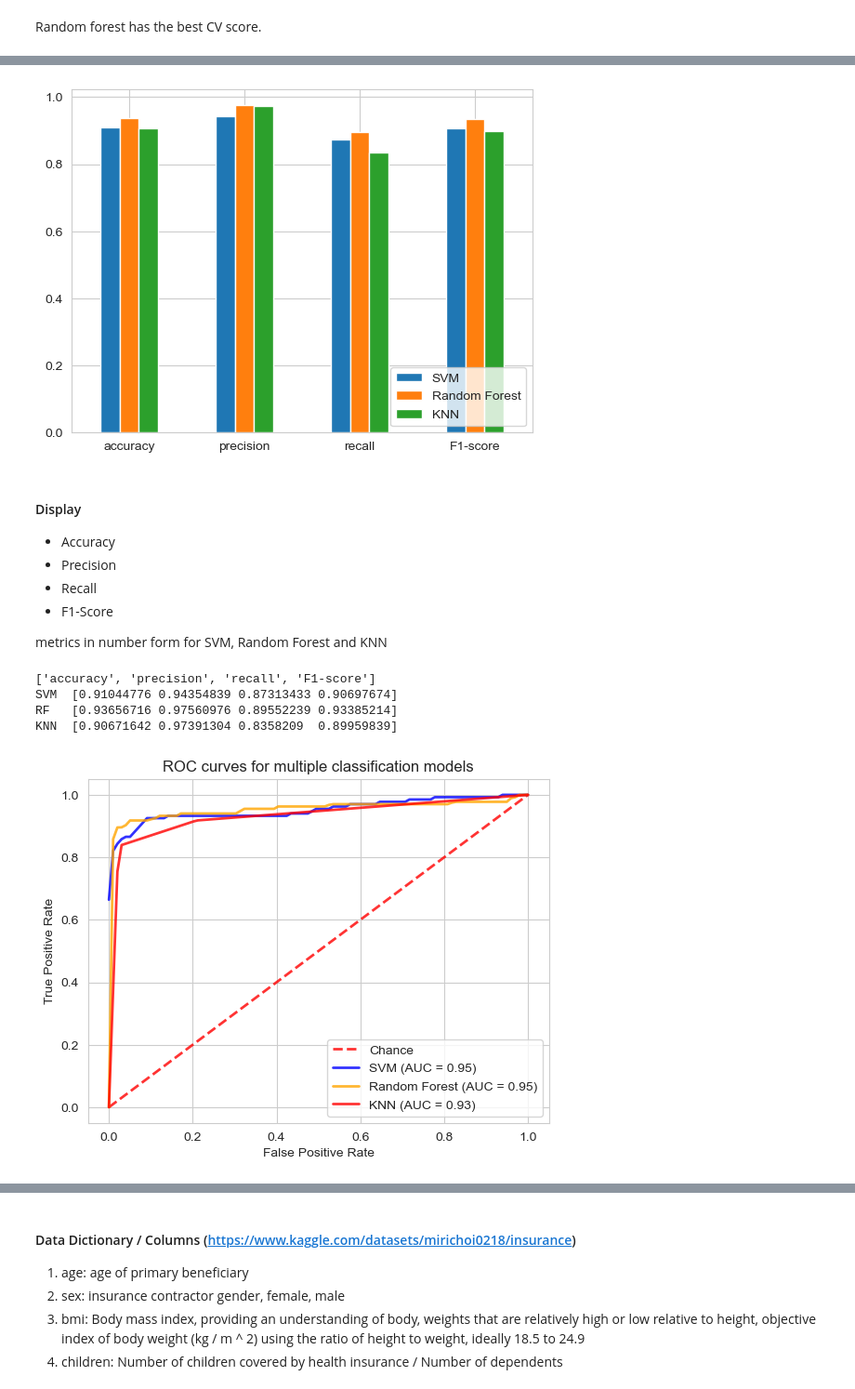
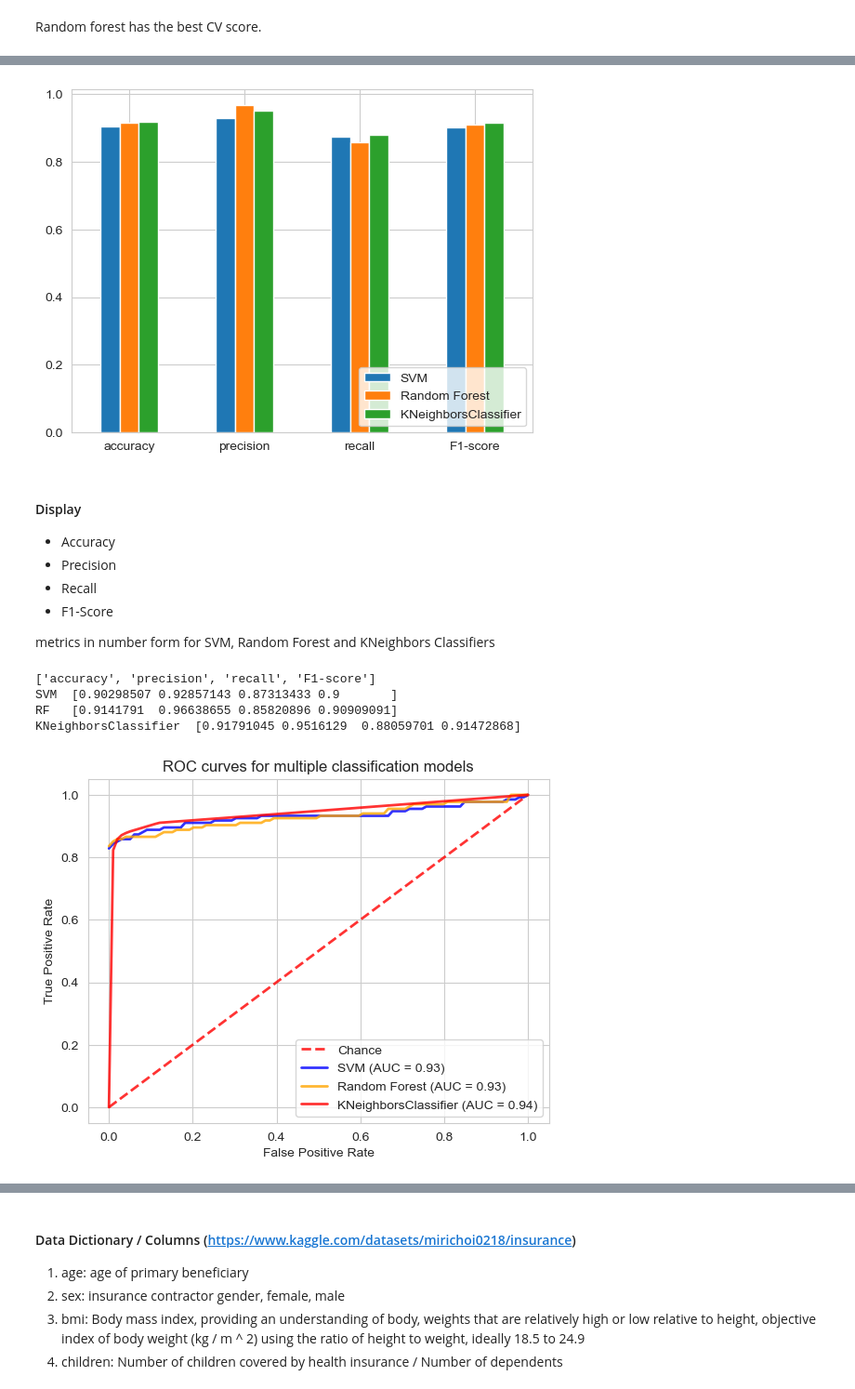
Before and after one commit to qaz73/ULAssignment-3, a Jupyter notebook: etivity3_classification.ipynb, the cells around one changed output, grey strips where cells are left out. Shown: that part at 93% size. Cells and saved outputs as stored; diff of their text form; code cells hidden in the pictures.

```diff
--- a/etivity3_classification.ipynb
+++ b/etivity3_classification.ipynb
@@ -438,8 +441,11 @@ svm_grid_params = [
 # %% [markdown]
 #### Run the grid search, display the best parameters it found.
 # %%
+# Set up cross-validation with a fixed random_state
+cv = StratifiedKFold(n_splits=5, shuffle=True, random_state=42)
+
 # Run the grid search
-search = GridSearchCV(svm_pipe, svm_grid_params, n_jobs=-1, cv=5, refit=True, error_score='raise')
+search = GridSearchCV(svm_pipe, svm_grid_params, n_jobs=-1, cv=cv, refit=True, error_score='raise')
 
 search.fit(X_train, y_train)  #training happens here! SVM is trained 48x5 = 240 times
 
@@ -487,35 +493,41 @@ Pipeline(steps=[('preprocess',
 #### Random Forest - Define the Grid parameters parameters
 The settings are shown in the dictionary below
 # %%
+RANDOM_FOREST_N_ESTIMATORS = [100, 200, 300]
+RANDOM_FOREST_MAX_DEPTH = [8, 10, 12, 15]
+
 random_forest_grid_params = [
 	{
 		'reduce_dim': [PCA(iterated_power=7)],
 		'reduce_dim__n_components': N_FEATURES_OPTIONS,
 
-		'random_forest__n_estimators': [10, 20, 30],
-		'random_forest__max_depth': [2, 4, 6, 8]
+		'random_forest__n_estimators': RANDOM_FOREST_N_ESTIMATORS,
+		'random_forest__max_depth': RANDOM_FOREST_MAX_DEPTH
 	},
 	{
 		'reduce_dim': [RFE(svm.SVR(kernel='linear', gamma='auto')), RFE(LinearRegression())],
 		'reduce_dim__n_features_to_select': N_FEATURES_OPTIONS,
 
-		'random_forest__n_estimators': [10, 20, 30],
-		'random_forest__max_depth': [2, 4, 6, 8]
+		'random_forest__n_estimators': RANDOM_FOREST_N_ESTIMATORS,
+		'random_forest__max_depth': RANDOM_FOREST_MAX_DEPTH
 	},
 	{
 		# select the best 5 features, use classification function
 		'reduce_dim': [SelectKBest(score_func=f_classif)],
 		'reduce_dim__k': SELECTK_K_VALUES,
 
-		'random_forest__n_estimators': [10, 20, 30],
-		'random_forest__max_depth': [2, 4, 6, 8]
+		'random_forest__n_estimators': RANDOM_FOREST_N_ESTIMATORS,
+		'random_forest__max_depth': RANDOM_FOREST_MAX_DEPTH
 	}
 
 ]
 # %% [markdown]
 #### Run the grid search
 # %%
-search = GridSearchCV(random_forest_pipe, random_forest_grid_params, n_jobs=-1, cv=5, refit=True)
+# Set up cross-validation with a fixed random_state
+cv = StratifiedKFold(n_splits=5, shuffle=True, random_state=42)
+
+search = GridSearchCV(random_forest_pipe, random_forest_grid_params, n_jobs=-1, cv=cv, refit=True)
 search.fit(X_train, y_train)  #training happens here! SVM is trained 48x5 = 240 times
 
 print("Best CV score = %0.3f:" % search.best_score_)
@@ -591,7 +603,10 @@ knn_grid_params = [
 # %% [markdown]
 ####  Run the grid search
 # %%
-search = GridSearchCV(knn_pipe, knn_grid_params, n_jobs=-1, cv=5, refit=True)
+# Set up cross-validation with a fixed random_state
+cv = StratifiedKFold(n_splits=5, shuffle=True, random_state=42)
+
+search = GridSearchCV(knn_pipe, knn_grid_params, n_jobs=-1, cv=cv, refit=True)
 search.fit(X_train, y_train)  #training happens here! SVM is trained 48x5 = 240 times
 
 print("Best CV score = %0.3f:" % search.best_score_)
@@ -688,7 +703,8 @@ KNN_metrics = np.array([KNN_accuracy, KNN_precision, KNN_recall, KNN_f1_score])
 
 index = ['accuracy', 'precision', 'recall', 'F1-score']
 
-df_metrics = pd.DataFrame({'SVM': SVM_metrics, 'Random Forest': RF_metrics, 'KNN': KNN_metrics}, index=index)
+df_metrics = pd.DataFrame({'SVM': SVM_metrics, 'Random Forest': RF_metrics, 'KNeighborsClassifier': KNN_metrics},
+						  index=index)
 
 df_metrics.plot.bar(rot=0)
 
@@ -696,7 +712,7 @@ plt.legend(loc="lower right")
 
 plt.show()
 # %% [output]
-[figure, old version]
+[figure, new version]
 # %% [markdown]
 #### Display
 - Accuracy
@@ -704,27 +720,27 @@ plt.show()
 - Recall
 - F1-Score
 
-metrics in number form for SVM, Random Forest and KNN
+metrics in number form for SVM, Random Forest and KNeighbors Classifiers
 # %%
 print(index)
 print("SVM ", SVM_metrics)
 print("RF  ", RF_metrics)
-print("KNN ", KNN_metrics)
+print("KNeighborsClassifier ", KNN_metrics)
 # %% [output]
 ['accuracy', 'precision', 'recall', 'F1-score']
-SVM  [0.91044776 0.94354839 0.87313433 0.90697674]
-RF   [0.93656716 0.97560976 0.89552239 0.93385214]
-KNN  [0.90671642 0.97391304 0.8358209  0.89959839]
+SVM  [0.90298507 0.92857143 0.87313433 0.9       ]
+RF   [0.9141791  0.96638655 0.85820896 0.90909091]
+KNeighborsClassifier  [0.91791045 0.9516129  0.88059701 0.91472868]
 # %%
 plt.plot([0, 1], [0, 1], linestyle='--', lw=2, color='r', label='Chance', alpha=0.8)
 plt.plot(mean_fpr, SVM_tpr[0, :], lw=2, color='blue', label='SVM (AUC = %0.2f)' % (SVM_auc), alpha=0.8)
 plt.plot(mean_fpr, RF_tpr[0, :], lw=2, color='orange', label='Random Forest (AUC = %0.2f)' % (RF_auc), alpha=0.8)
-plt.plot(mean_fpr, KNN_tpr[0, :], lw=2, color='red', label='KNN (AUC = %0.2f)' % (KNN_auc), alpha=0.8)
+plt.plot(mean_fpr, KNN_tpr[0, :], lw=2, color='red', label='KNeighborsClassifier (AUC = %0.2f)' % (KNN_auc), alpha=0.8)
 plt.xlabel('False Positive Rate')
 plt.ylabel('True Positive Rate')
 plt.title('ROC curves for multiple classification models')
 plt.legend(loc="lower right")
 plt.show()
 # %% [output]
-[figure, old version]
+[figure, new version]
 # %% [markdown]
```
Also changed, not shown: parts of 24 cells of this notebook.
